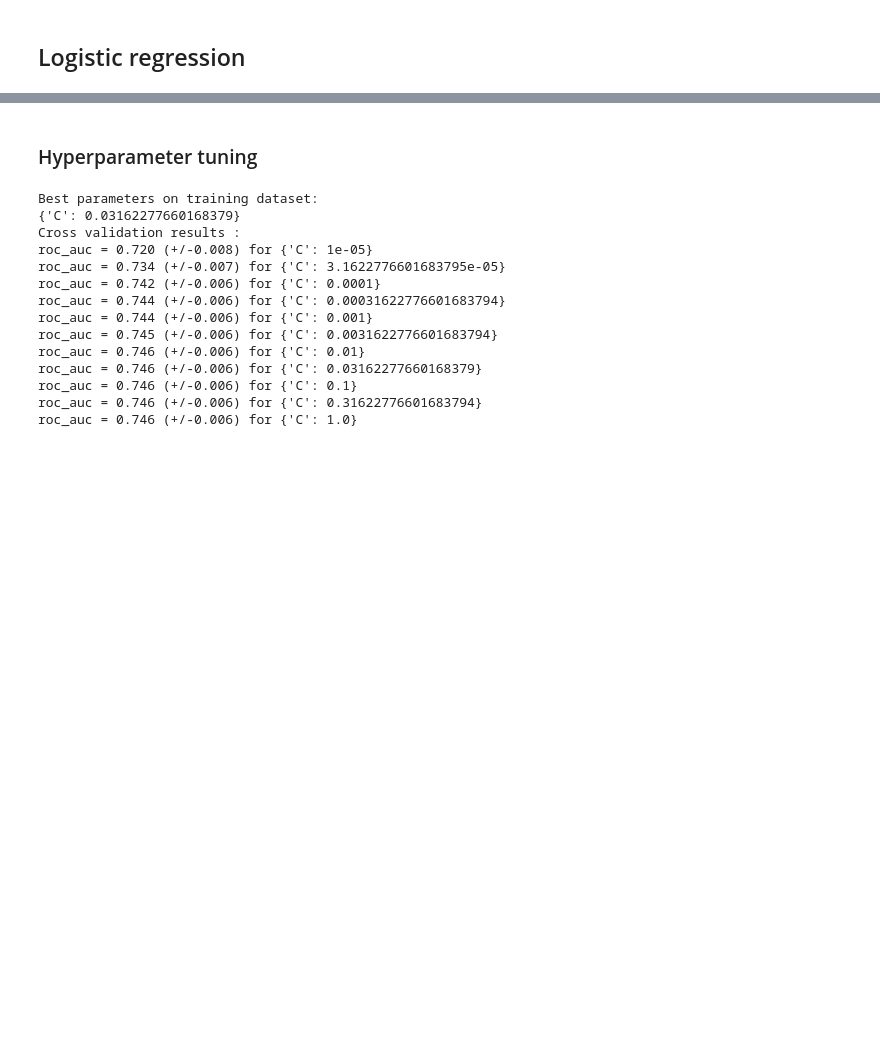
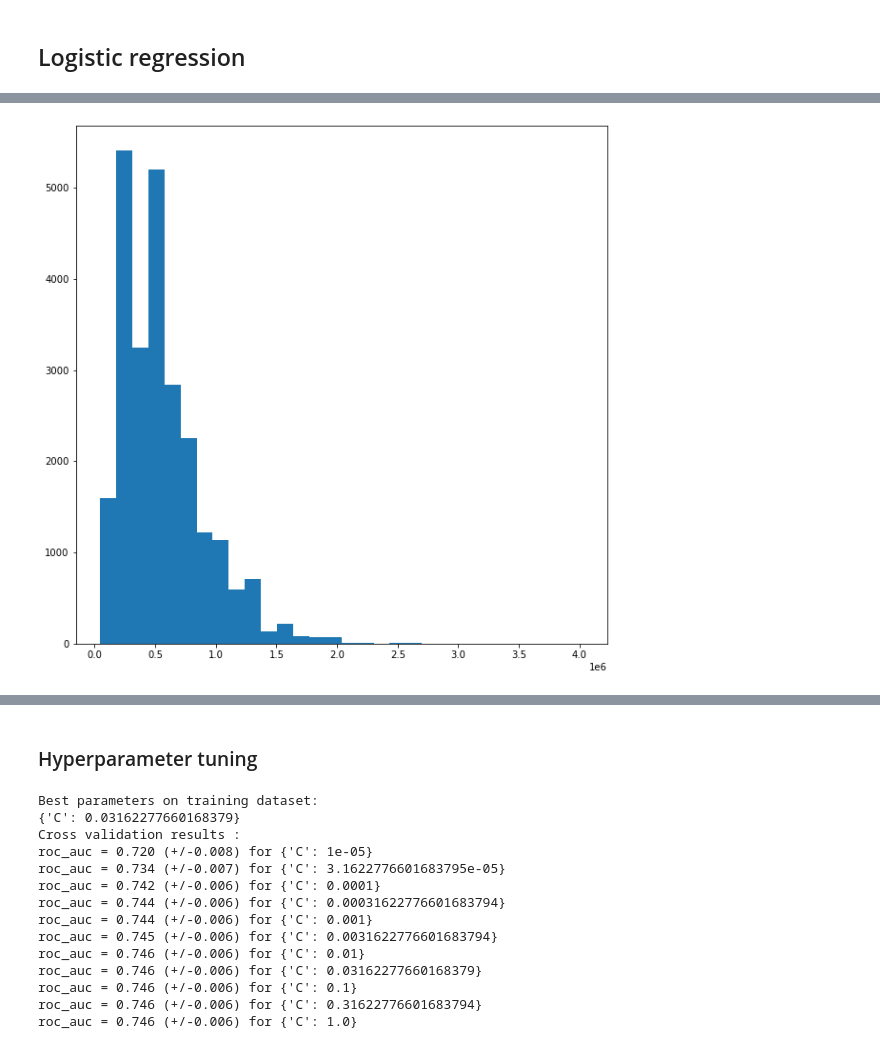
Before and after one commit to yhereng/OpenClassrooms, a Jupyter notebook: OC-P4/Projet 4 - Construisez un modèle de scoring.ipynb, the cells around one changed output, grey strips where cells are left out. Saved outputs shown, nothing was run; the diff lists cells and outputs as text; code cells hidden in the pictures; blank space fills up the shorter version.

```diff
--- a/OC-P4/Projet 4 - Construisez un modèle de scoring.ipynb
+++ b/OC-P4/Projet 4 - Construisez un modèle de scoring.ipynb
@@ -485,0 +678,6 @@ lg_coef.sort_values(by='coeff').tail(10)
+# %%
+plt.figure(figsize=(10,10))
+plt.hist(app_train[app_train['TARGET']==1]['AMT_CREDIT'],bins=30)
+plt.show()
+# %% [output]
+[figure, added]
```
Also changed, not shown: parts of 80 cells of this notebook.
